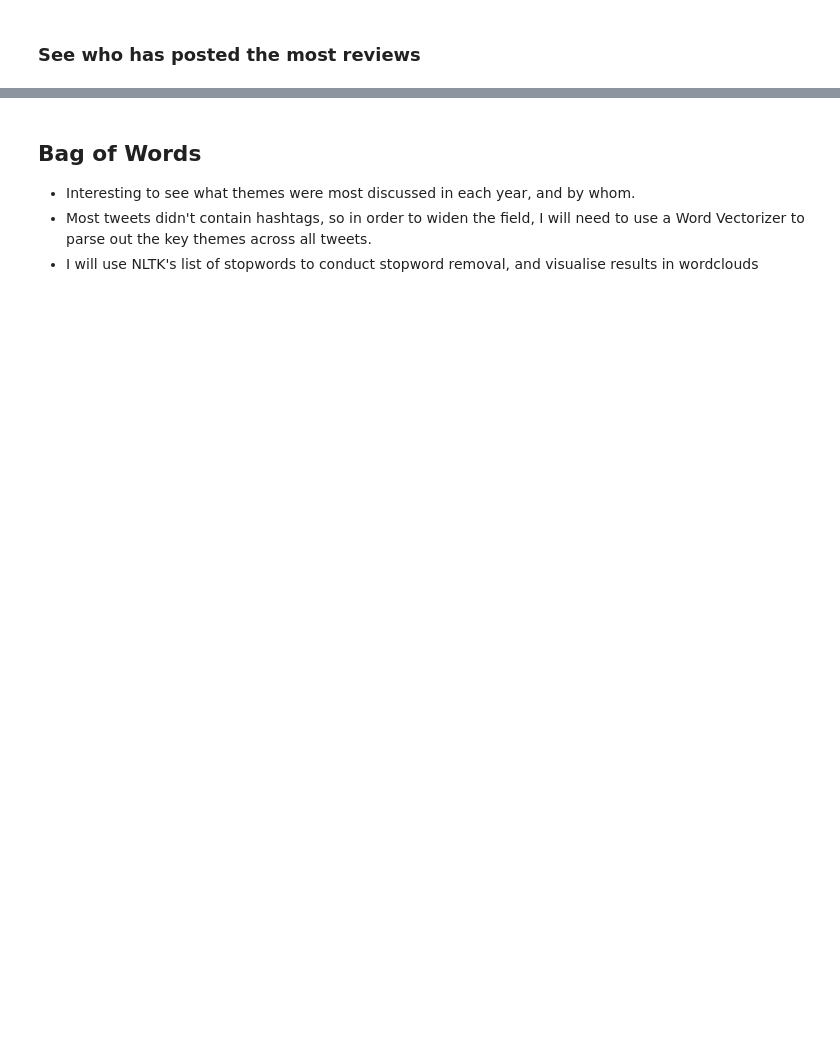
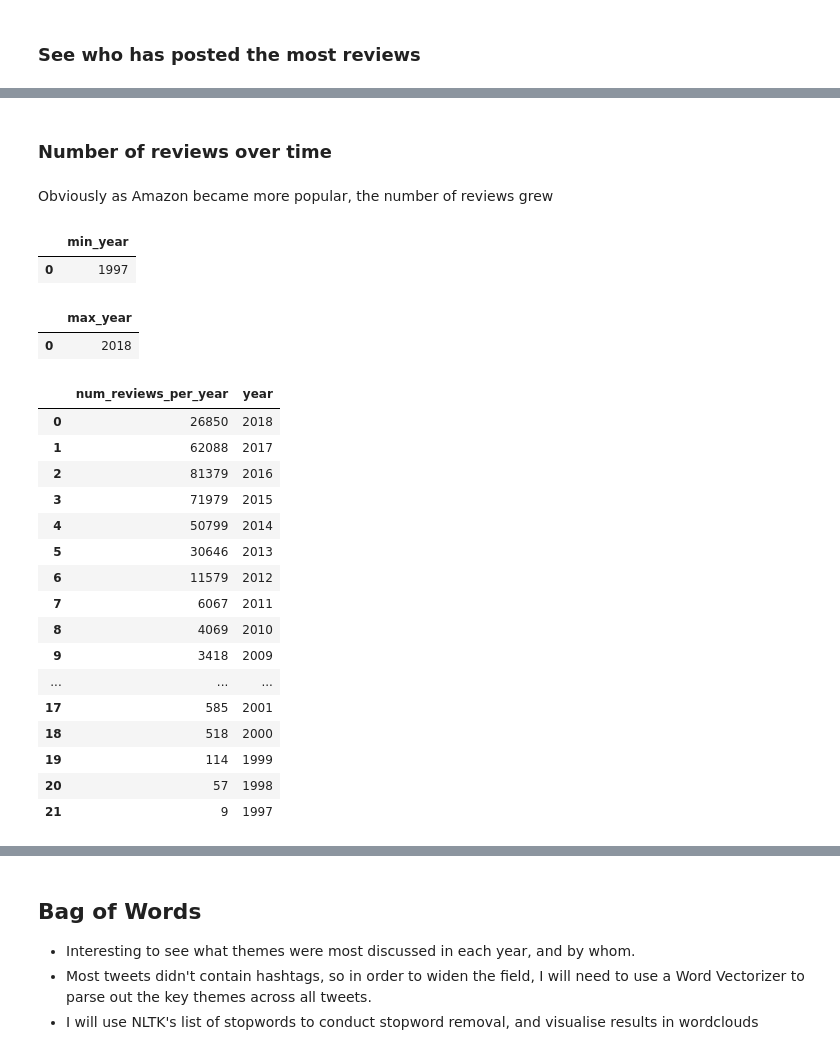
Before and after one commit to idenc/SENG-550-Amazon, a Jupyter notebook: Amazon Analysis.ipynb, the cells around one changed output, grey strips where cells are left out. Saved outputs shown, nothing was run; the diff lists cells and outputs as text; code cells hidden in the pictures; blank space fills up the shorter version.

```diff
--- a/Amazon Analysis.ipynb
+++ b/Amazon Analysis.ipynb
@@ -120,3 +136,44 @@ spark.sql(query).show(truncate=50)
 +----------------------------------------------+--------------+-----------+
 only showing top 20 rows
+# %% [markdown]
+### Number of reviews over time
+# %% [markdown]
+Obviously as Amazon became more popular, the number of reviews grew
+# %%
+spark.sql('SELECT MIN(YEAR(FROM_UNIXTIME(unixReviewTime))) AS min_year FROM reviews').toPandas()
+# %% [output]
+|  | min_year |
+| 0 | 1997 |
+# %%
+spark.sql('SELECT MAX(YEAR(FROM_UNIXTIME(unixReviewTime))) AS max_year FROM reviews').toPandas()
+# %% [output]
+|  | max_year |
+| 0 | 2018 |
+# %%
+query = '''
+SELECT COUNT(*) as num_reviews_per_year, YEAR(FROM_UNIXTIME(unixReviewTime)) AS year
+FROM reviews
+GROUP BY year
+ORDER BY year DESC
+'''
+
+spark.sql(query).toPandas()
+# %% [output]
+|  | num_reviews_per_year | year |
+| 0 | 26850 | 2018 |
+| 1 | 62088 | 2017 |
+| 2 | 81379 | 2016 |
+| 3 | 71979 | 2015 |
+| 4 | 50799 | 2014 |
+| 5 | 30646 | 2013 |
+| 6 | 11579 | 2012 |
+| 7 | 6067 | 2011 |
+| 8 | 4069 | 2010 |
+| 9 | 3418 | 2009 |
+| ... | ... | ... |
+| 17 | 585 | 2001 |
+| 18 | 518 | 2000 |
+| 19 | 114 | 1999 |
+| 20 | 57 | 1998 |
+| 21 | 9 | 1997 |
 # %%
```
Also changed, not shown: parts of 23 cells of this notebook.
